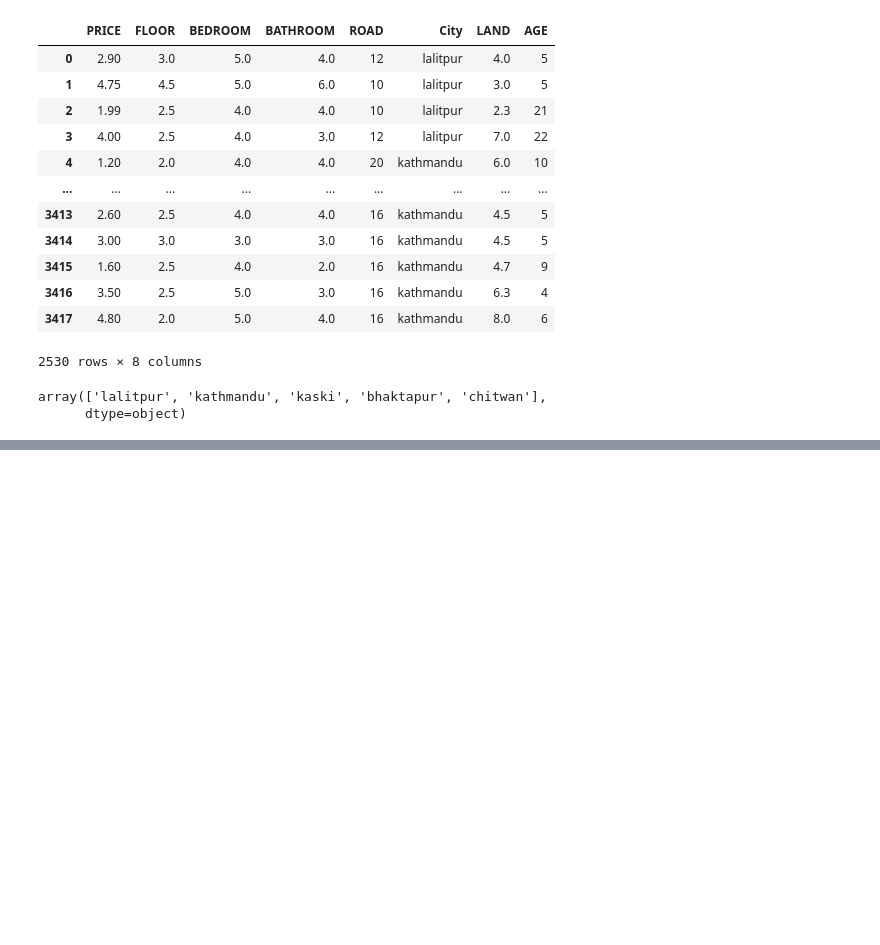
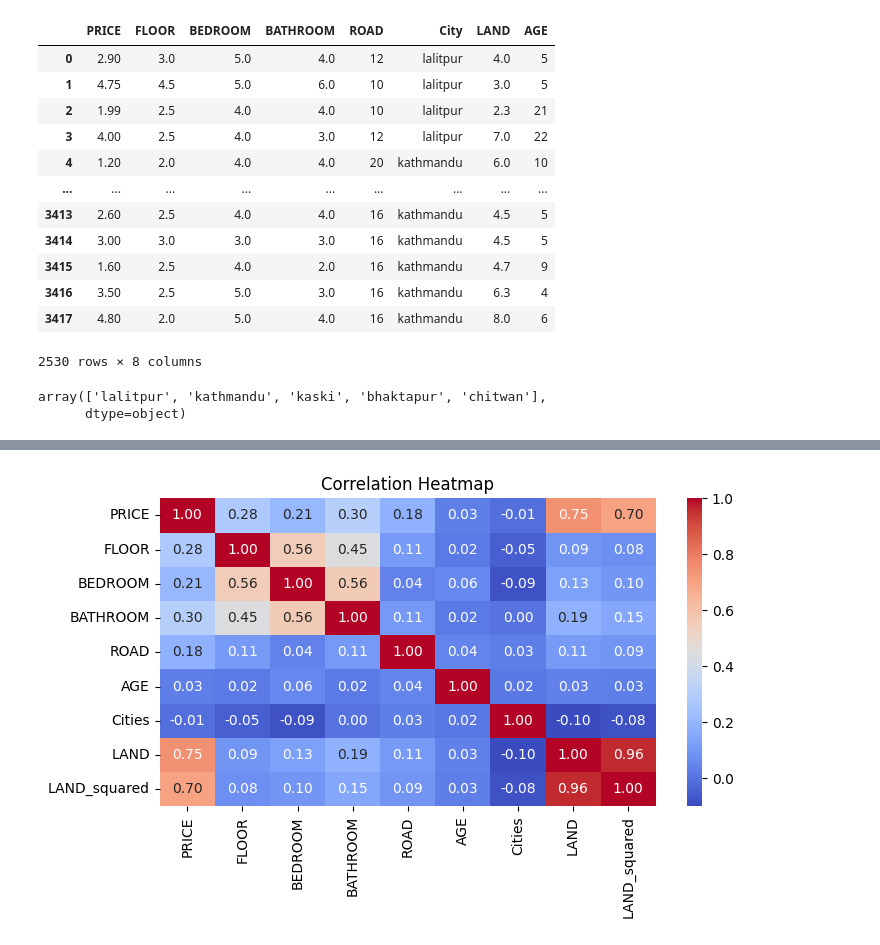
Before and after one commit to kushal1o1/RealEstate, a Jupyter notebook: ai/main.ipynb, the cells around one changed output, grey strips where cells are left out. Cells and saved outputs as stored; diff of their text form; code cells hidden in the pictures; blank space fills up the shorter version.

```diff
--- a/ai/main.ipynb
+++ b/ai/main.ipynb
@@ -354,0 +357,6 @@ array(['lalitpur', 'kathmandu', 'kaski', 'bhaktapur', 'chitwan'],
+# %%
+label_encoder = LabelEncoder()
+
+clean_data['Cities'] = label_encoder.fit_transform(clean_data['City'])
+
+clean_data.drop(columns=['City'], inplace=True)
@@ -354,0 +459,7 @@ array(['lalitpur', 'kathmandu', 'kaski', 'bhaktapur', 'chitwan'],
+# %%
+plt.figure(figsize=(8, 4))
+sns.heatmap(clean_data[["PRICE","FLOOR","BEDROOM","BATHROOM","ROAD","AGE","Cities","LAND","LAND_squared"]].corr(), annot=True, cmap="coolwarm", fmt=".2f")
+plt.title("Correlation Heatmap")
+plt.show()
+# %% [output]
+[figure, added]
```
Also changed, not shown: parts of 13 cells of this notebook.
